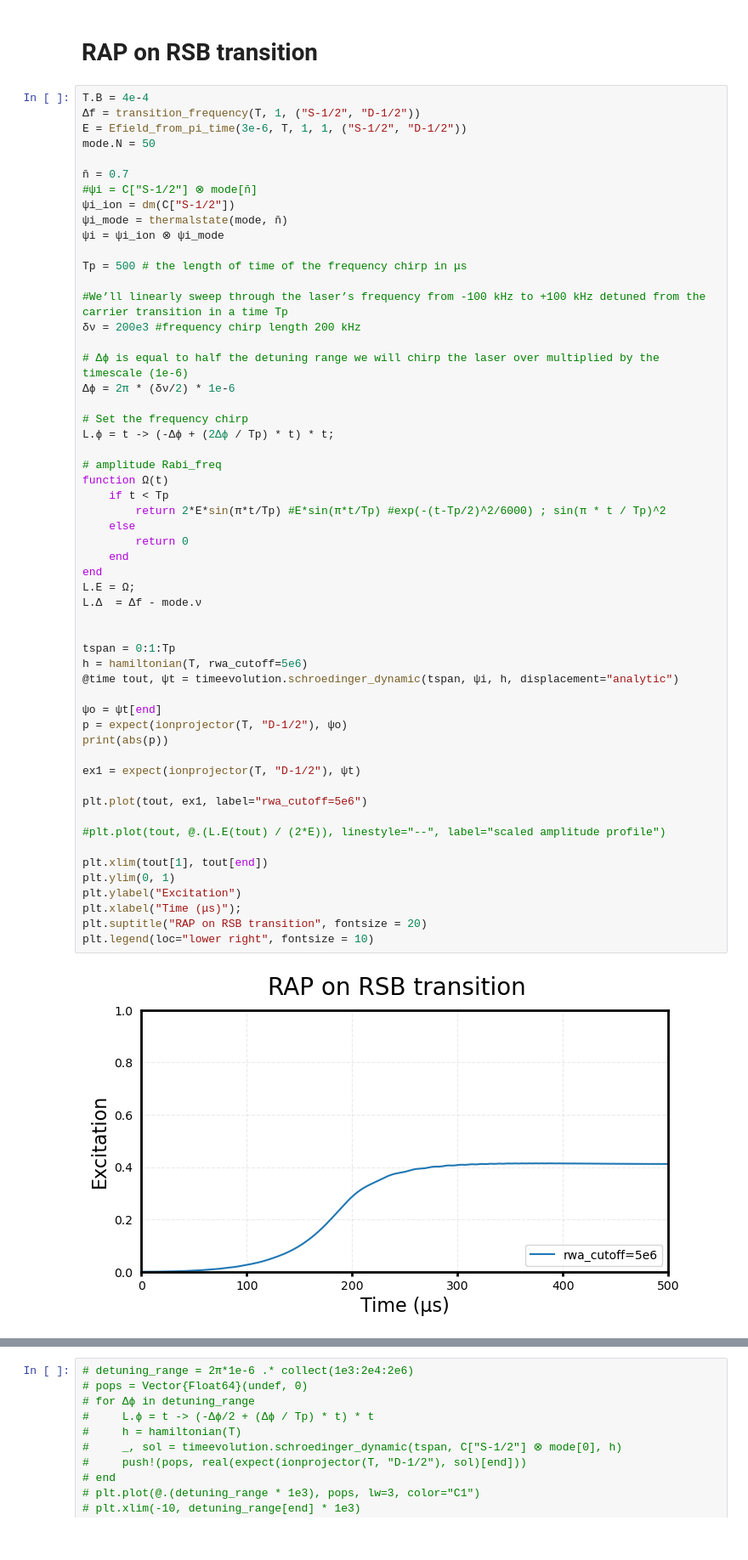
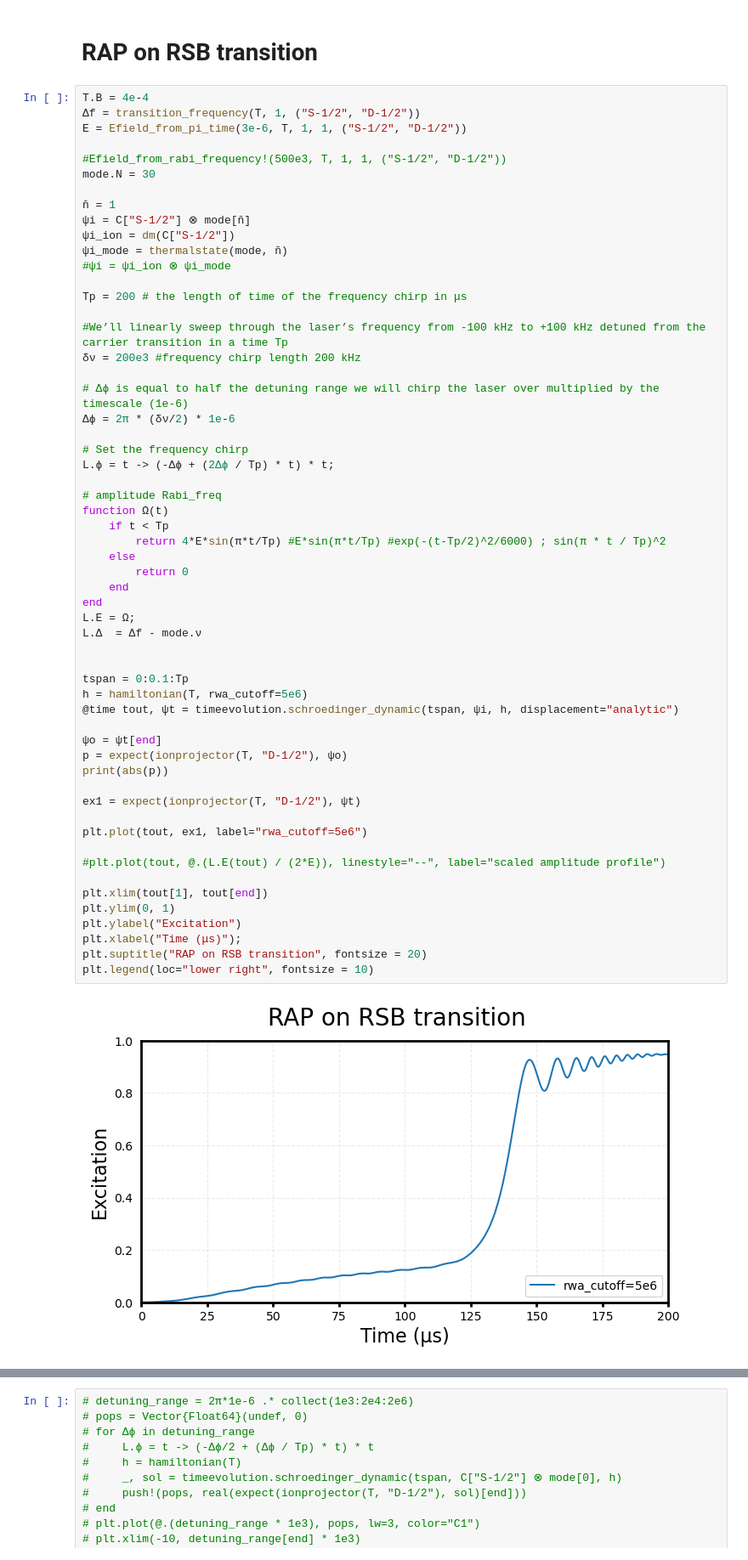
Before and after one commit to HaeffnerLab/lattice_notebooks, a Jupyter notebook: RAP_sequence.ipynb, the cells around one changed output, grey strips where cells are left out. Shown at 85% size. Drawn from its saved outputs; the diff is of its cells as text.

```diff
--- a/RAP_sequence.ipynb
+++ b/RAP_sequence.ipynb
@@ -42,15 +42,17 @@ get_η(mode, L, C)
 T.B = 4e-4
 Δf = transition_frequency(T, 1, ("S-1/2", "D-1/2"))
 E = Efield_from_pi_time(3e-6, T, 1, 1, ("S-1/2", "D-1/2"))
-mode.N = 50
 
-n̄ = 0.7
-#ψi = C["S-1/2"] ⊗ mode[n̄]
+#Efield_from_rabi_frequency!(500e3, T, 1, 1, ("S-1/2", "D-1/2"))
+mode.N = 30
+
+n̄ = 1
+ψi = C["S-1/2"] ⊗ mode[n̄]
 ψi_ion = dm(C["S-1/2"])
 ψi_mode = thermalstate(mode, n̄)
-ψi = ψi_ion ⊗ ψi_mode
+#ψi = ψi_ion ⊗ ψi_mode
 
-Tp = 500 # the length of time of the frequency chirp in μs
+Tp = 200 # the length of time of the frequency chirp in μs
 
 #We’ll linearly sweep through the laser’s frequency from -100 kHz to +100 kHz detuned from the carrier transition in a time Tp
 δν = 200e3 #frequency chirp length 200 kHz
@@ -64,34 +66,34 @@ L.ϕ = t -> (-Δϕ + (2Δϕ / Tp) * t) * t;
 # amplitude Rabi_freq
 function Ω(t)
     if t < Tp
-        return 2*E*sin(π*t/Tp) #E*sin(π*t/Tp) #exp(-(t-Tp/2)^2/6000) ; sin(π * t / Tp)^2
+        return 4*E*sin(π*t/Tp) #E*sin(π*t/Tp) #exp(-(t-Tp/2)^2/6000) ; sin(π * t / Tp)^2
     else
         return 0
     end
 end
 L.E = Ω;
 L.Δ  = Δf - mode.ν
 
 
-tspan = 0:1:Tp
+tspan = 0:0.1:Tp
 h = hamiltonian(T, rwa_cutoff=5e6)
 @time tout, ψt = timeevolution.schroedinger_dynamic(tspan, ψi, h, displacement="analytic")
 
 ψo = ψt[end]
 p = expect(ionprojector(T, "D-1/2"), ψo)
 print(abs(p))
 
 ex1 = expect(ionprojector(T, "D-1/2"), ψt)
 
 plt.plot(tout, ex1, label="rwa_cutoff=5e6")
 
 #plt.plot(tout, @.(L.E(tout) / (2*E)), linestyle="--", label="scaled amplitude profile")
 
 plt.xlim(tout[1], tout[end])
 plt.ylim(0, 1)
 plt.ylabel("Excitation")
 plt.xlabel("Time (μs)");
 plt.suptitle("RAP on RSB transition", fontsize = 20)
 plt.legend(loc="lower right", fontsize = 10)
 # %% [output]
-[figure, old version]
+[figure, new version]
```
Also changed, not shown: parts of 4 cells of this notebook.
